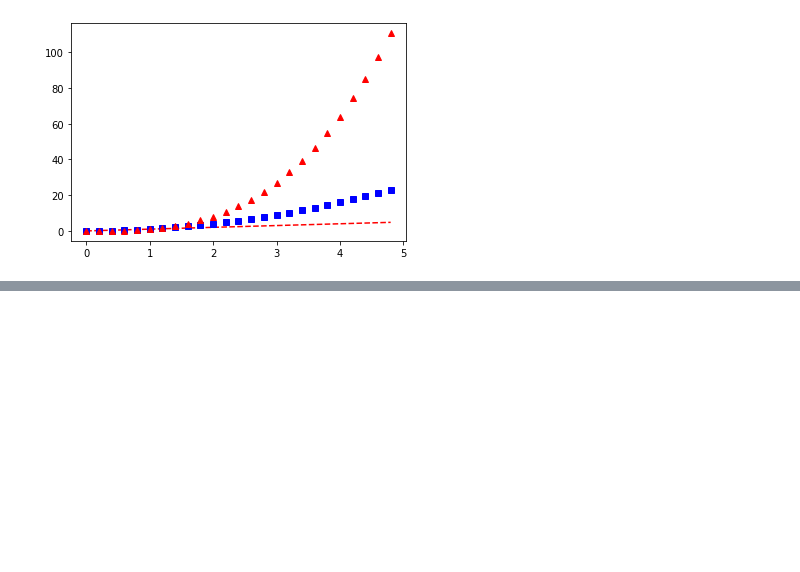
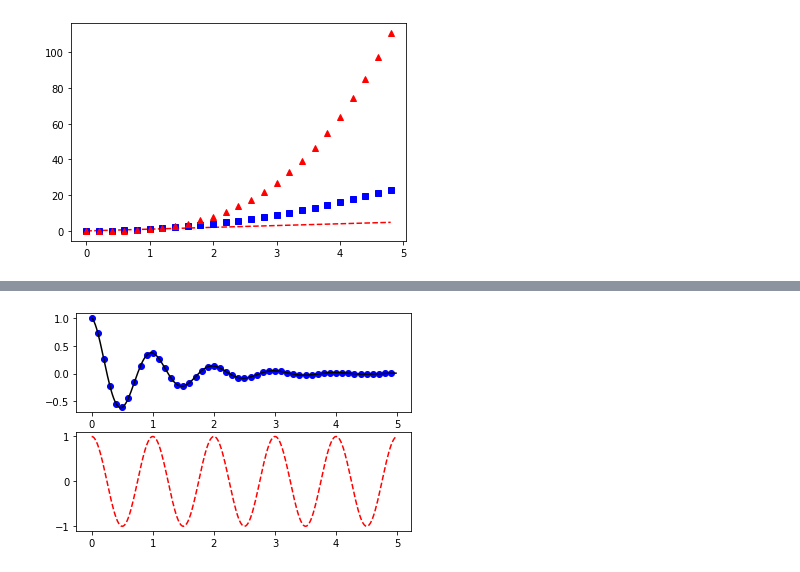
Before and after one commit to rohitaswchoudhary/spy_tutorial, a Jupyter notebook: plot/2.ipynb, the cells around one changed output, grey strips where cells are left out. Saved outputs shown, nothing was run; the diff lists cells and outputs as text; code cells hidden in the pictures; blank space fills up the shorter version.

```diff
--- a/plot/2.ipynb
+++ b/plot/2.ipynb
@@ -55,0 +90,19 @@ plt.show()
+# %%
+# Working with multiple figures and axes
+# MATLAB, and pyplot, have the concept of the current figure and the current axes. All plotting functions apply to the current axes. The function gca returns the current axes (a matplotlib.axes.Axes instance), and gcf returns the current figure (a matplotlib.figure.Figure instance). Normally, you don't have to worry about this, because it is all taken care of behind the scenes. Below is a script to create two subplots.
+
+def f(t):
+    return np.exp(-t) * np.cos(2*np.pi*t)
+
+t1 = np.arange(0.0, 5.0, 0.1)
+t2 = np.arange(0.0, 5.0, 0.02)
+
+plt.figure()
+plt.subplot(211)
+plt.plot(t1, f(t1), 'bo', t2, f(t2), 'k')
+
+plt.subplot(212)
+plt.plot(t2, np.cos(2*np.pi*t2), 'r--')
+plt.show()
+# %% [output]
+[figure, added]
```
Also changed, not shown: parts of 9 cells of this notebook, 2 other files.
